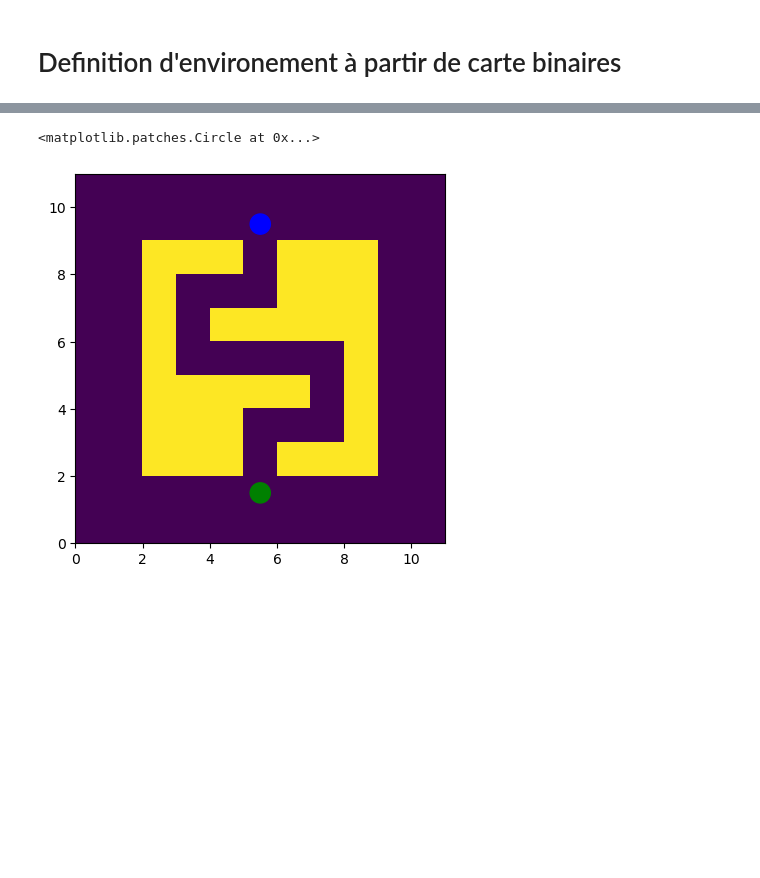
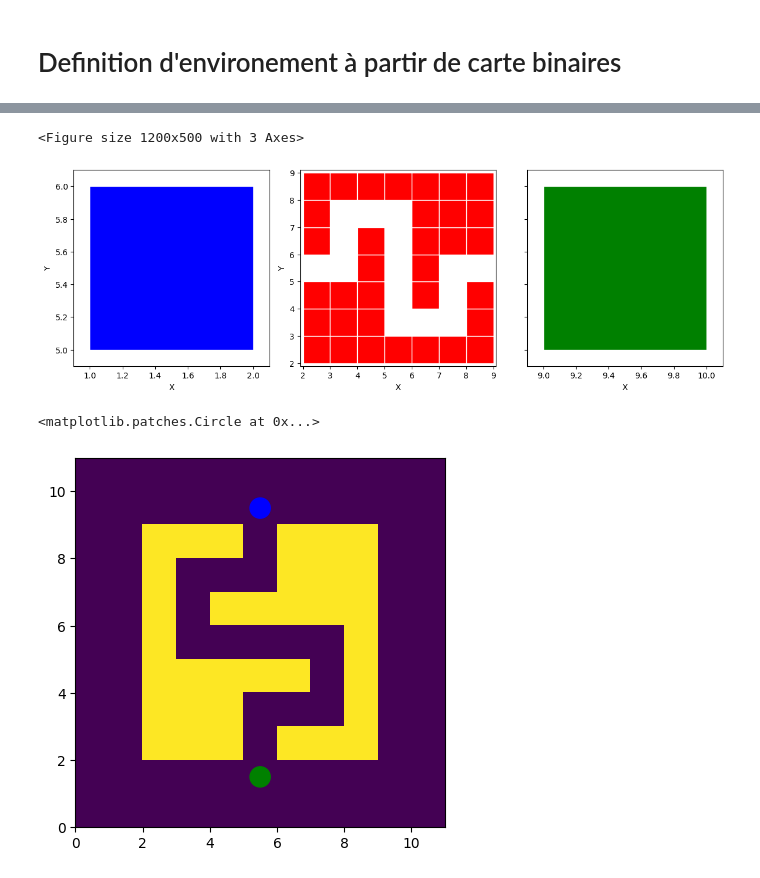
Before and after one commit to rcremese/snake-ai, a Jupyter notebook: digital_twin_paper.ipynb, the cells around one changed output, grey strips where cells are left out. Cells and saved outputs as stored; diff of their text form; code cells hidden in the pictures; blank space fills up the shorter version.

```diff
--- a/digital_twin_paper.ipynb
+++ b/digital_twin_paper.ipynb
@@ -101,0 +118,9 @@ binary_map.shape
+# %%
+goal_pos = np.array([9, 5])
+goal = pf.Box(x=(goal_pos[0], goal_pos[0]+1), y=(goal_pos[1], goal_pos[1]+1))
+init_pos = np.array([1, 5])
+init = pf.Box(x=(init_pos[0], init_pos[0]+1), y=(init_pos[1], init_pos[1]+1))
+pf.vis.plot([init, obstacle_mask, goal], color=['blue', 'red','green'])
+# %% [output]
+<Figure size 1200x500 with 3 Axes>
+[figure, added]
```
Also changed, not shown: parts of 8 cells of this notebook, 3 other files.
